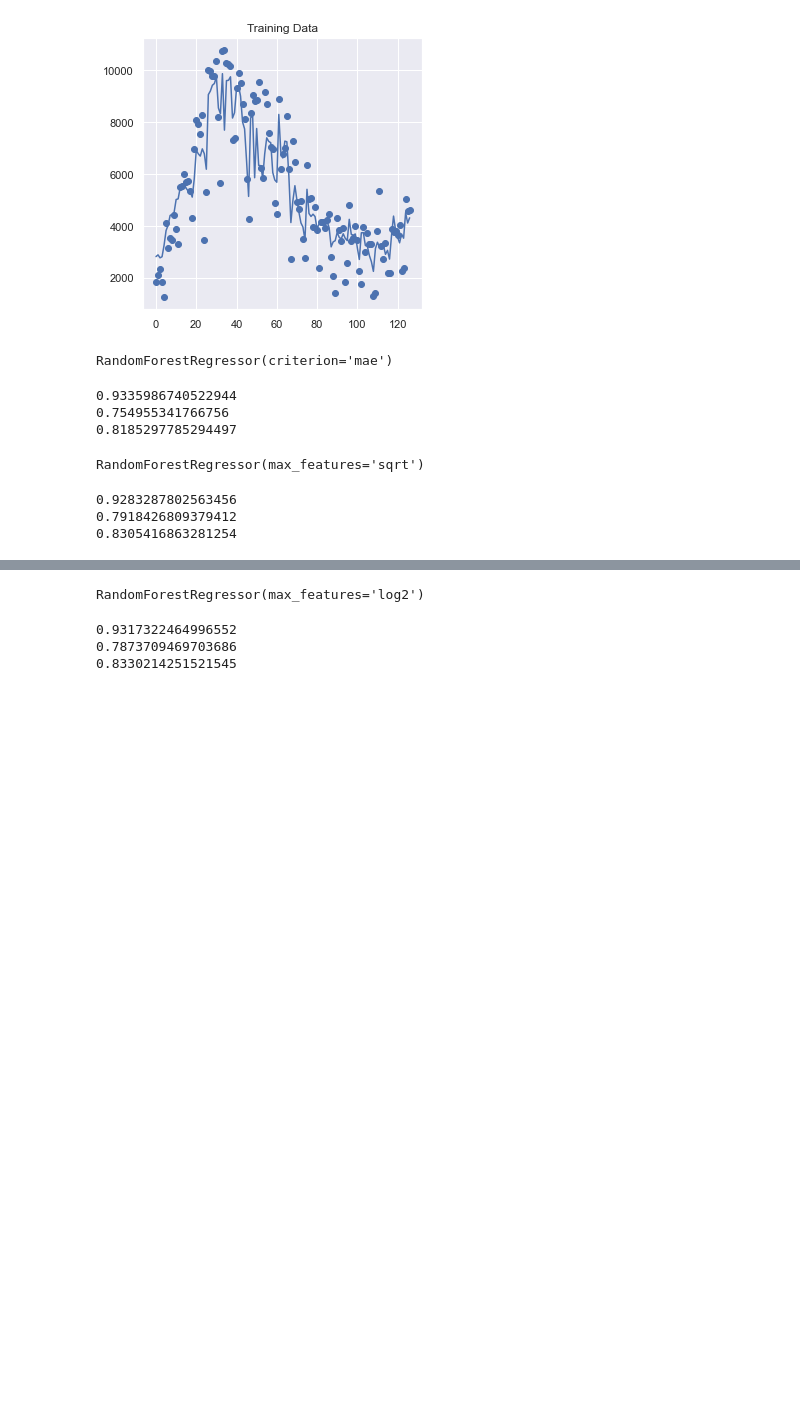
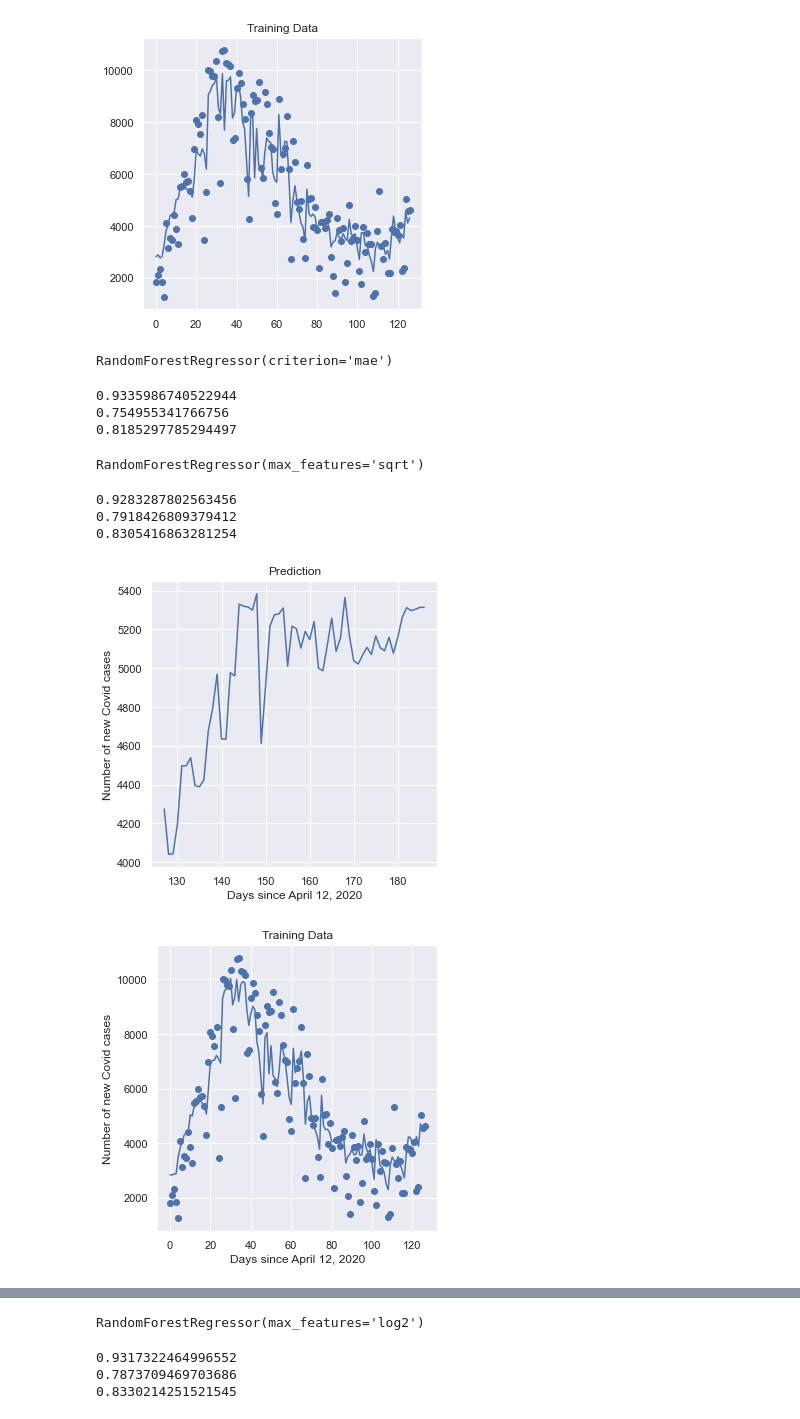
Before and after one commit to oaimtiaz/dell-datathon, a Jupyter notebook: forest-testing.ipynb, the cells around one changed output, grey strips where cells are left out. Saved outputs shown, nothing was run; the diff lists cells and outputs as text; code cells hidden in the pictures; blank space fills up the shorter version.

```diff
--- a/forest-testing.ipynb
+++ b/forest-testing.ipynb
@@ -31,13 +56,20 @@ def plot_model(model):
     # ax.scatter(predict["Index"], model.predict(predict))
     ax.plot(predict_X["Index"], model.predict(predict_X))
     ax.set_title("Prediction")
-
+    ax.set_xlabel("Days since April 12, 2020")
+    ax.set_ylabel("Number of new Covid cases")
+    plt.tight_layout()
+    plt.savefig("sqrt_model_prediction.png")
 
     fig2, ax2 = plt.subplots(1, 1, figsize=(5,5))
     # ax2.set_ylim([0, 1200])
     ax2.scatter(useable_X["Index"], useable_y)
     ax2.plot(useable_X["Index"], model.predict(useable_X))
     ax2.set_title("Training Data")
+    ax2.set_xlabel("Days since April 12, 2020")
+    ax2.set_ylabel("Number of new Covid cases")
+    plt.tight_layout()
+    plt.savefig("sqrt_model_past.png")
 # %%
 def print_scores(model):
     print(model.score(X_train, y_train))
@@ -81,3 +113,8 @@ print_scores(sqrt_forest)
 0.9283287802563456
 0.7918426809379412
 0.8305416863281254
+# %%
+plot_model(sqrt_forest)
+# %% [output]
+[figure, added]
+[figure, added]
```
Also changed, not shown: parts of 5 cells of this notebook, 7 other files.
